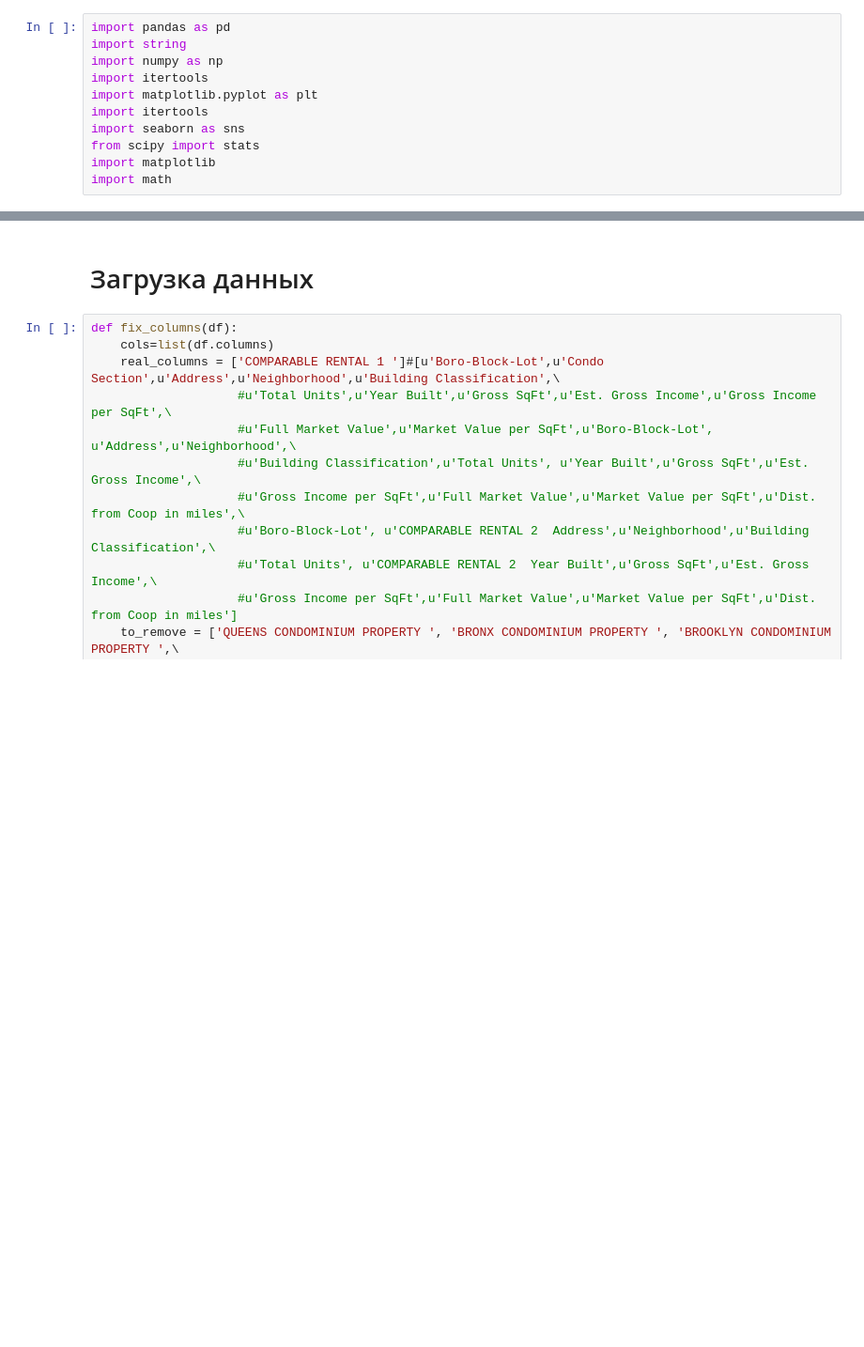
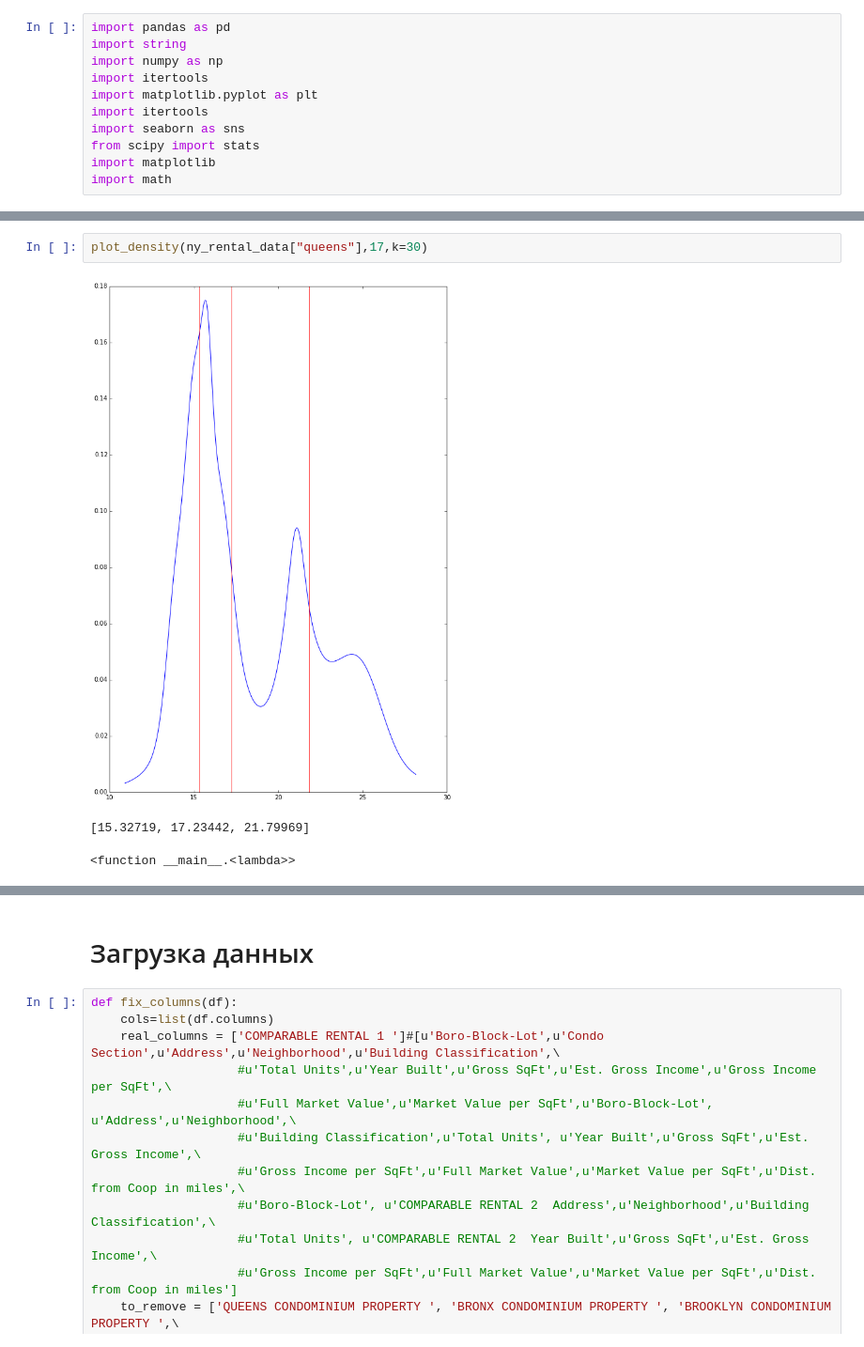
Before and after one commit to grauwolf32/ITDMProject, a Jupyter notebook: Untitled.ipynb, the cells around one changed output, grey strips where cells are left out. Shown at 94% size. Drawn from its saved outputs; the diff is of its cells as text; blank space fills up the shorter version.

```diff
--- a/Untitled.ipynb
+++ b/Untitled.ipynb
@@ -340,0 +437,6 @@ import math
+# %%
+plot_density(ny_rental_data["queens"],17,k=30)
+# %% [output]
+[figure, added]
+[15.32719, 17.23442, 21.79969]
+<function __main__.<lambda>>
```
Also changed, not shown: parts of 41 cells of this notebook, 1 other file.
